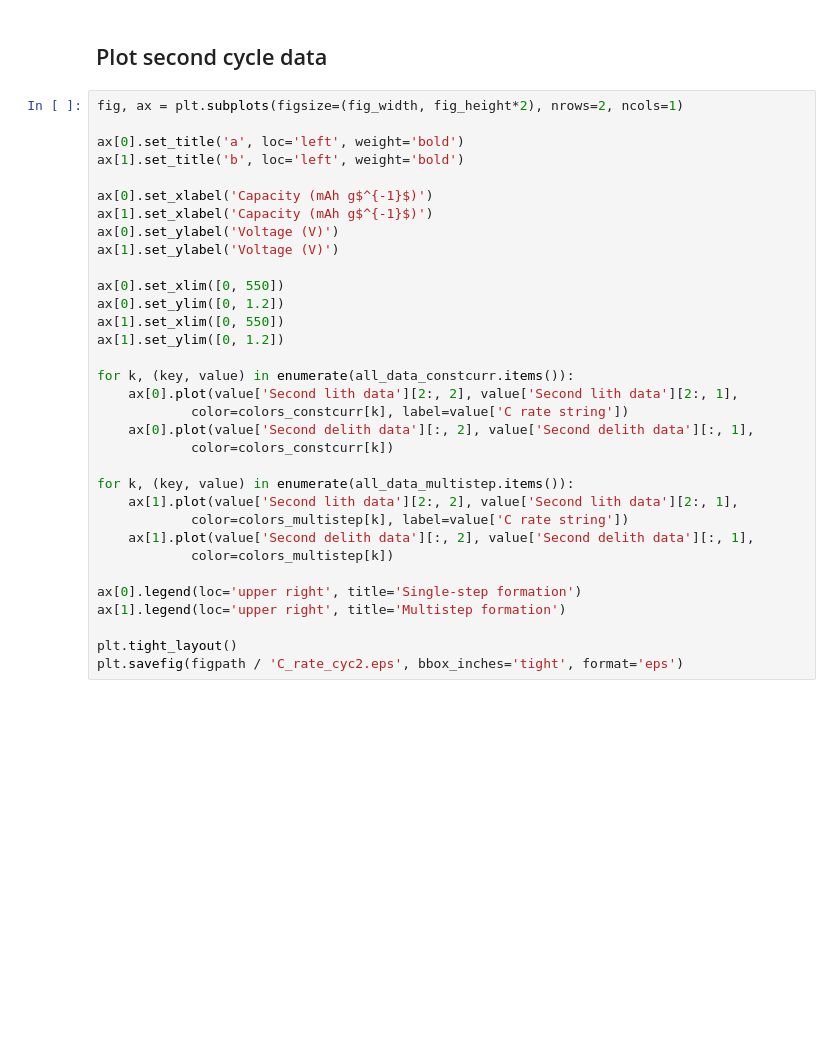
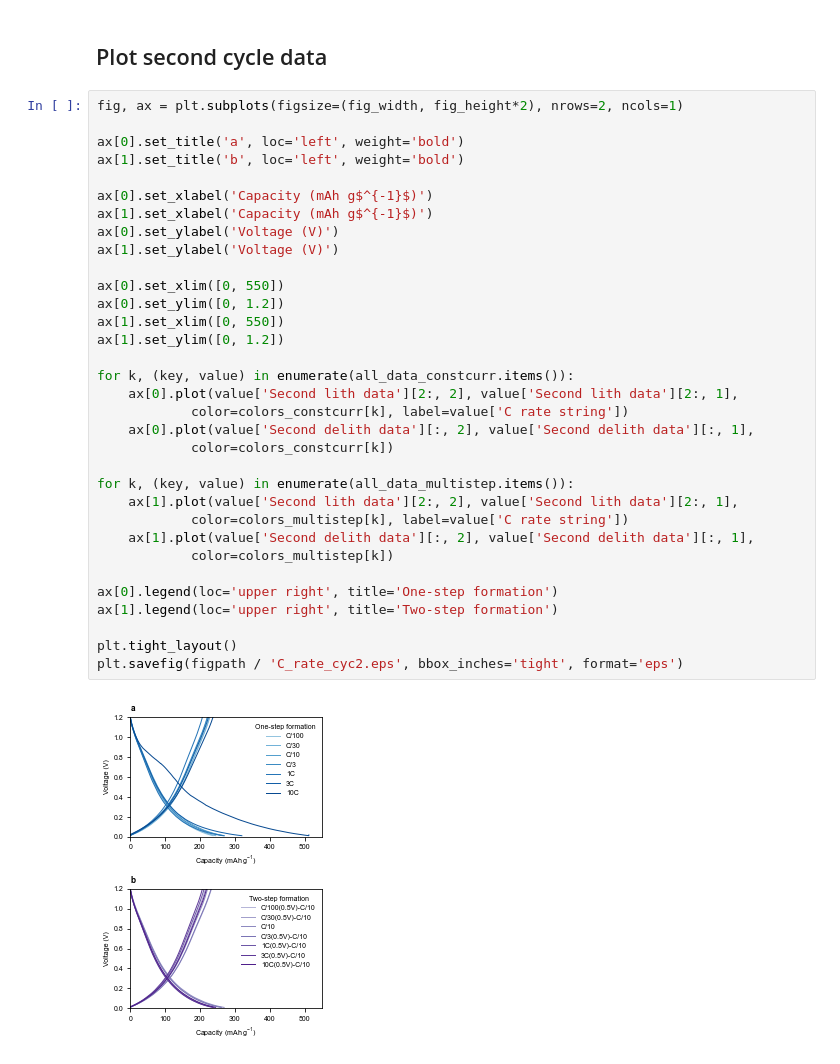
Before and after one commit to petermattia/first-cycle-SEI-on-carbon-black, a Jupyter notebook: c rate/c_rate.ipynb, the cells around one changed output. Saved outputs shown, nothing was run; the diff lists cells and outputs as text; blank space fills up the shorter version.

```diff
--- a/c rate/c_rate.ipynb
+++ b/c rate/c_rate.ipynb
@@ -930,32 +1018,34 @@ plt.savefig(figpath / 'C_rate_extras.eps', bbox_inches='tight', format='eps')
 fig, ax = plt.subplots(figsize=(fig_width, fig_height*2), nrows=2, ncols=1)
 
 ax[0].set_title('a', loc='left', weight='bold')
 ax[1].set_title('b', loc='left', weight='bold')
 
 ax[0].set_xlabel('Capacity (mAh g$^{-1}$)')
 ax[1].set_xlabel('Capacity (mAh g$^{-1}$)')
 ax[0].set_ylabel('Voltage (V)')
 ax[1].set_ylabel('Voltage (V)')
 
 ax[0].set_xlim([0, 550])
 ax[0].set_ylim([0, 1.2])
 ax[1].set_xlim([0, 550])
 ax[1].set_ylim([0, 1.2])
 
 for k, (key, value) in enumerate(all_data_constcurr.items()):
     ax[0].plot(value['Second lith data'][2:, 2], value['Second lith data'][2:, 1],
             color=colors_constcurr[k], label=value['C rate string'])
     ax[0].plot(value['Second delith data'][:, 2], value['Second delith data'][:, 1],
             color=colors_constcurr[k])
 
 for k, (key, value) in enumerate(all_data_multistep.items()):
     ax[1].plot(value['Second lith data'][2:, 2], value['Second lith data'][2:, 1],
             color=colors_multistep[k], label=value['C rate string'])
     ax[1].plot(value['Second delith data'][:, 2], value['Second delith data'][:, 1],
             color=colors_multistep[k])
 
-ax[0].legend(loc='upper right', title='Single-step formation')
-ax[1].legend(loc='upper right', title='Multistep formation')
+ax[0].legend(loc='upper right', title='One-step formation')
+ax[1].legend(loc='upper right', title='Two-step formation')
 
 plt.tight_layout()
 plt.savefig(figpath / 'C_rate_cyc2.eps', bbox_inches='tight', format='eps')
+# %% [output]
+[figure, added]
```
Also changed, not shown: parts of 10 cells of this notebook, 5 other files.
